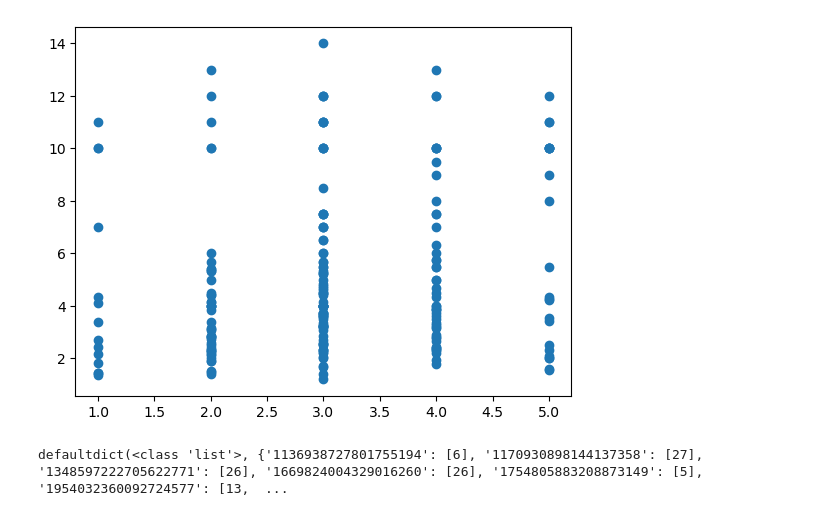
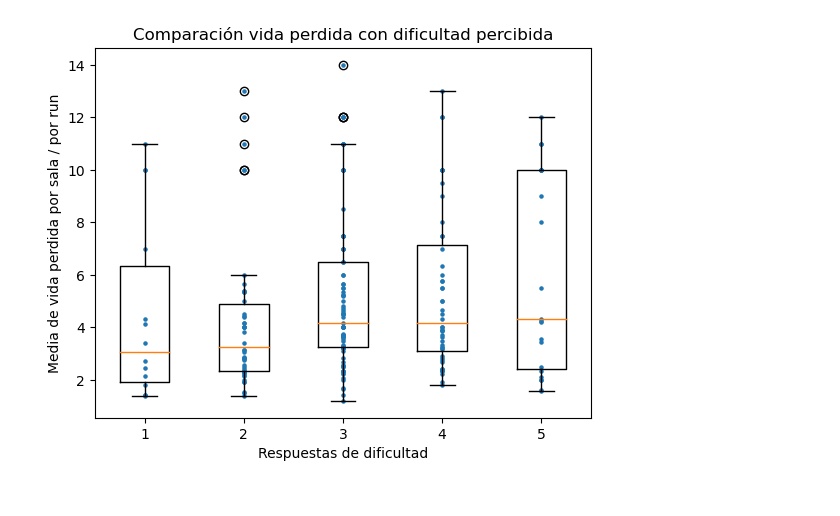
Before and after one commit to TFG-DDA/notebooks-trazas, a Jupyter notebook: Comparacion_runs_vida-forms.ipynb, the cells around one changed output. Drawn from its saved outputs; the diff is of its cells as text; code cells hidden in the pictures.

```diff
--- a/Comparacion_runs_vida-forms.ipynb
+++ b/Comparacion_runs_vida-forms.ipynb
@@ -60,21 +60,30 @@ for ind in skills.index:
 # %%
 import matplotlib.pyplot as plt
 import numpy as np
 
 x = []
 y = []
 
 for ind in skillsIDs:
     for i in range(0,len(skillsIDs[ind])):
         if skillsIDs[ind] and hp_level_runs[str(ind)]:
             x.append(skillsIDs[ind][i])
             y.append(hp_level_runs[str(ind)][i])
 
-plt.scatter(x,y)
+data = [[],[],[],[],[]]
+
+for i in range(0,len(x)):
+    data[int(x[i]) - 1].append(y[i])
+
+plt.boxplot(data)
+plt.scatter(x,y, s=5)
+
+plt.xlabel("Respuestas de dificultad")
+plt.ylabel("Media de vida perdida por sala / por run")
+plt.title("Comparación vida perdida con dificultad percibida")
+
+plt.savefig("Resultados/Vida-Forms.pdf", format="pdf", bbox_inches="tight")
+
 plt.show()
-
-# MEDIAS DE CADA RESPUESTA AL FORMS
-print(lost_hp)
 # %% [output]
-[figure, old version]
+[figure, new version]
-defaultdict(<class 'list'>, {'1136938727801755194': [6], '1170930898144137358': [27], '1348597222705622771': [26], '1669824004329016260': [26], '1754805883208873149': [5], '1954032360092724577': [13,  ...
```
Also changed, not shown: 7 other files.
